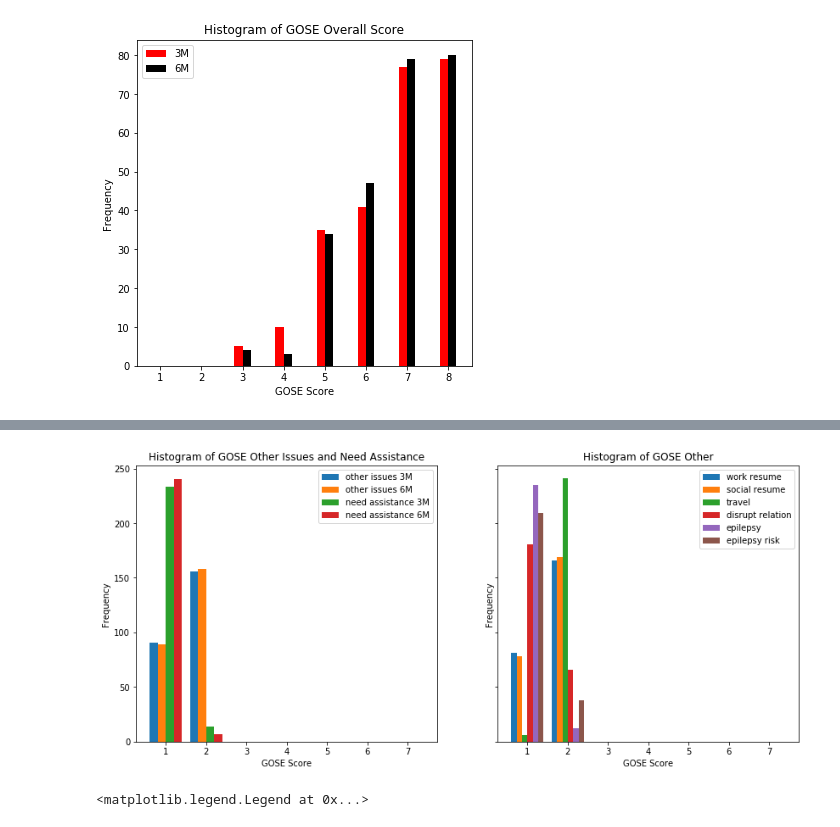
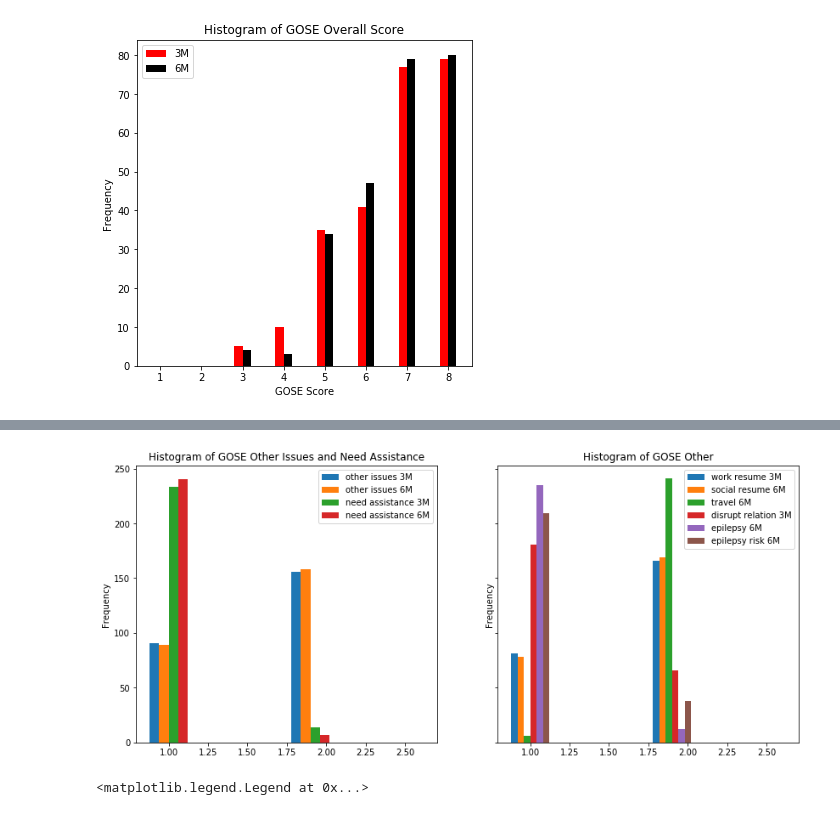
Before and after one commit to BouchardLab/ML_4_prec_prognosis, a Jupyter notebook: notebooks/histogram_and_entropy.ipynb, the cells around one changed output, grey strips where cells are left out. Saved outputs shown, nothing was run; the diff lists cells and outputs as text; code cells hidden in the pictures.

Commit message:
organized plots

```diff
--- a/notebooks/histogram_and_entropy.ipynb
+++ b/notebooks/histogram_and_entropy.ipynb
@@ -48,3 +70,6 @@ plt.legend()
 plt.savefig('/Users/ahyeon/Desktop/activ misc/hist_gose1.pdf')
 # %% [output]
 [figure]
+# %%
+gose_Travel6M = oc[:,27]
+gose_Travel6M
@@ -51,20 +96,21 @@ plt.savefig('/Users/ahyeon/Desktop/activ misc/hist_gose1.pdf')
 # %%
 fig, (ax2, ax3) = plt.subplots(1,2, sharey=True, figsize=(14,6))
 
-ax2.hist([gose_otherissues_3m, gose_otherissues_6m, gose_needassistance_3m,gose_needassistance_6m], align='left', bins=np.arange(1,9,1), label=['other issues 3M','other issues 6M', 'need assistance 3M', 'need assistance 6M'])
+ax2.hist([gose_otherissues_3m, gose_otherissues_6m, gose_needassistance_3m,gose_needassistance_6m], bins=np.arange(1,3,0.3), align='left', label=['other issues 3M','other issues 6M', 'need assistance 3M', 'need assistance 6M'])
 ax2.set_title('Histogram of GOSE Other Issues and Need Assistance')
-ax2.set_xlabel('GOSE Score')
+# ax2.set_xlabel('GOSE Score')
 ax2.set_ylabel('Frequency')
 ax2.legend()
 
-ax3.hist([gose_workresume_3m, gose_socialresume_6m, gose_Travel6M,gose_disruptrelation_3m,gose_epilepsy_6m,gose_epilepsyrisk_6m], align='left', bins=np.arange(1,9,1), label=['work resume','social resume', 'travel','disrupt relation','epilepsy','epilepsy risk'])
+ax3.hist([gose_workresume_3m, gose_socialresume_6m, gose_Travel6M,gose_disruptrelation_3m,gose_epilepsy_6m,gose_epilepsyrisk_6m], bins=np.arange(1,3,0.3),
+         align='left', label=['work resume 3M','social resume 6M', 'travel 6M','disrupt relation 3M','epilepsy 6M','epilepsy risk 6M'])
 ax3.set_title('Histogram of GOSE Other')
-ax3.set_xlabel('GOSE Score')
+# ax3.set_xlabel('GOSE Score')
 ax3.set_ylabel('Frequency')
 ax3.legend()
 plt.savefig('/Users/ahyeon/Desktop/activ misc/hist_gose.pdf')
 # %% [output]
-[figure, old version]
+[figure, new version]
 # %%
 plt.figure(figsize=(6,6))
 
```
Also changed, not shown: parts of 3 cells of this notebook, 5 other files.
